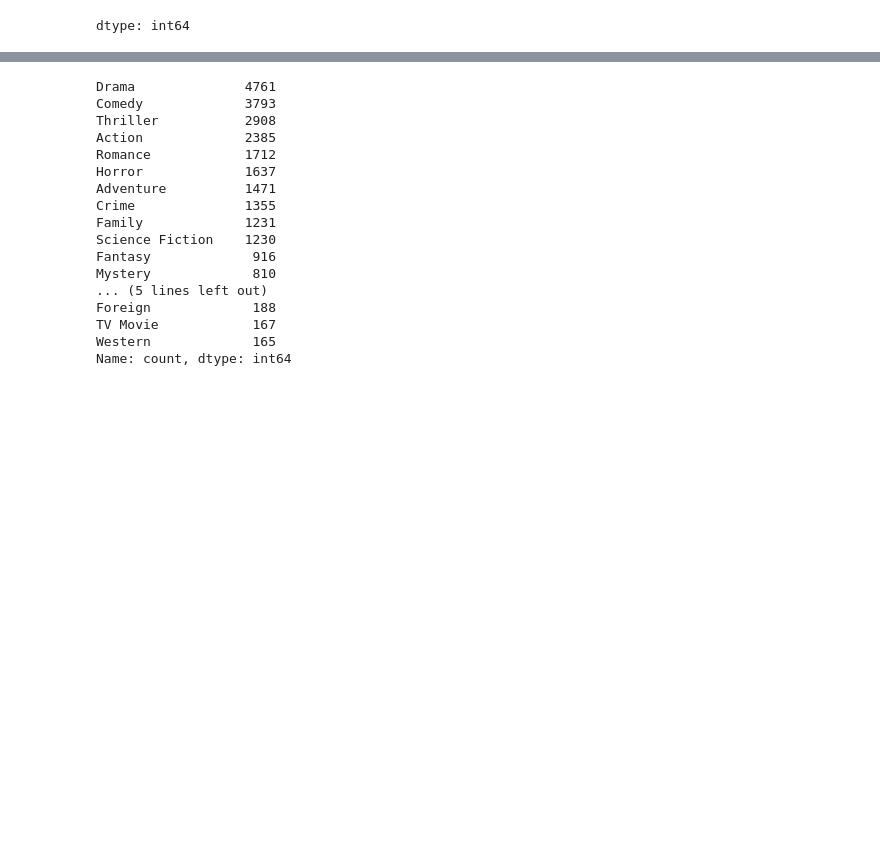
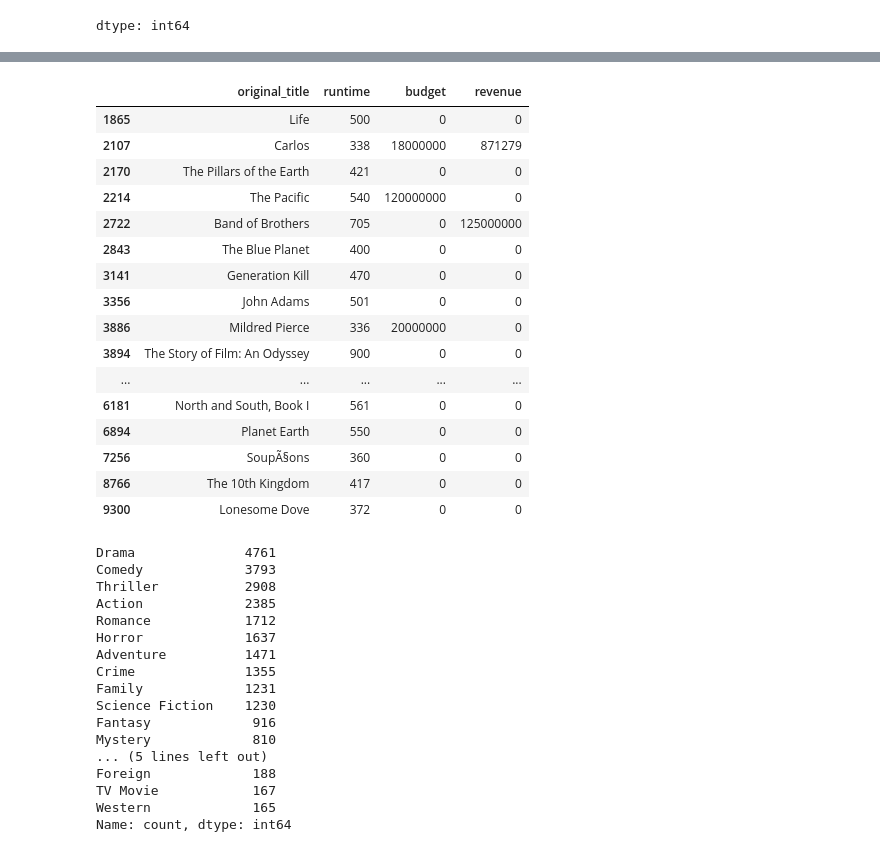
Before and after one commit to Wasey23/CI-345-Machine-Learning-Project, a Jupyter notebook: EDA.ipynb, the cells around one changed output, grey strips where cells are left out. Saved outputs shown, nothing was run; the diff lists cells and outputs as text; code cells hidden in the pictures; blank space fills up the shorter version.

```diff
--- a/EDA.ipynb
+++ b/EDA.ipynb
@@ -37,9 +37,9 @@ tmbd_file.head()
 | 4 | 168259 | tt2820852 | 9.335014 | 190000000 | 1506249360 | Furious 7 | Vin Diesel|Paul Walker|Jason Stat... | http://www.furious7.com/ | James Wan | Vengeance Hits Home | ... |
 5 rows × 21 columns
 # %%
-tt = tmbd_file.copy()
+tmbd_eda = tmbd_file.copy()
 
-tt.info()
+tmbd_eda.info()
 # %% [output]
 <class 'pandas.core.frame.DataFrame'>
 RangeIndex: 10866 entries, 0 to 10865
@@ -128,3 +146,24 @@ tt.describe()
+# %%
+long_movies = tmbd_eda[tmbd_eda['runtime'] > 300]
+long_movies[['original_title', 'runtime', 'budget', 'revenue']]
+# %% [output]
+|  | original_title | runtime | budget | revenue |
+| 1865 | Life | 500 | 0 | 0 |
+| 2107 | Carlos | 338 | 18000000 | 871279 |
+| 2170 | The Pillars of the Earth | 421 | 0 | 0 |
+| 2214 | The Pacific | 540 | 120000000 | 0 |
+| 2722 | Band of Brothers | 705 | 0 | 125000000 |
+| 2843 | The Blue Planet | 400 | 0 | 0 |
+| 3141 | Generation Kill | 470 | 0 | 0 |
+| 3356 | John Adams | 501 | 0 | 0 |
+| 3886 | Mildred Pierce | 336 | 20000000 | 0 |
+| 3894 | The Story of Film: An Odyssey | 900 | 0 | 0 |
+| ... | ... | ... | ... | ... |
+| 6181 | North and South, Book I | 561 | 0 | 0 |
+| 6894 | Planet Earth | 550 | 0 | 0 |
+| 7256 | SoupÃ§ons | 360 | 0 | 0 |
+| 8766 | The 10th Kingdom | 417 | 0 | 0 |
+| 9300 | Lonesome Dove | 372 | 0 | 0 |
 # %%
 def count_genre(x):
     #concatenate all the rows of the genrs.
```
Also changed, not shown: parts of 12 cells of this notebook.
